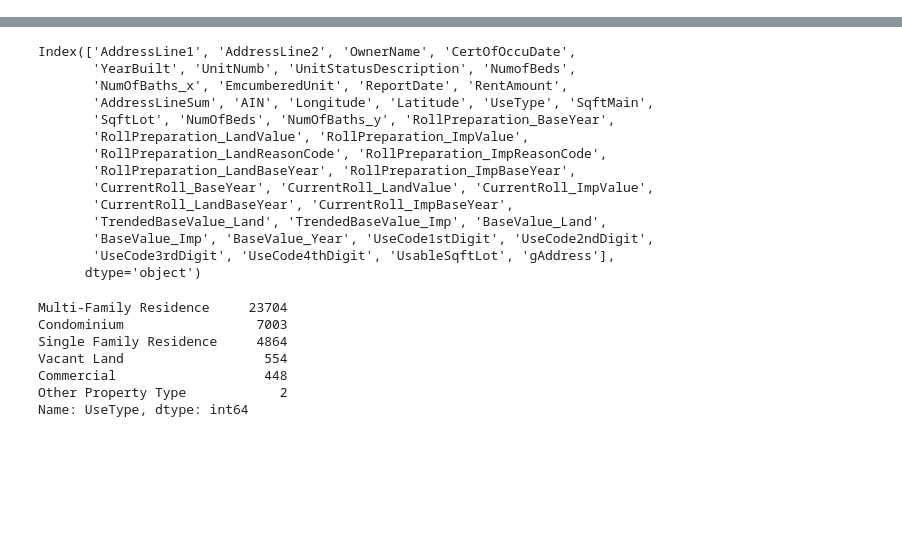
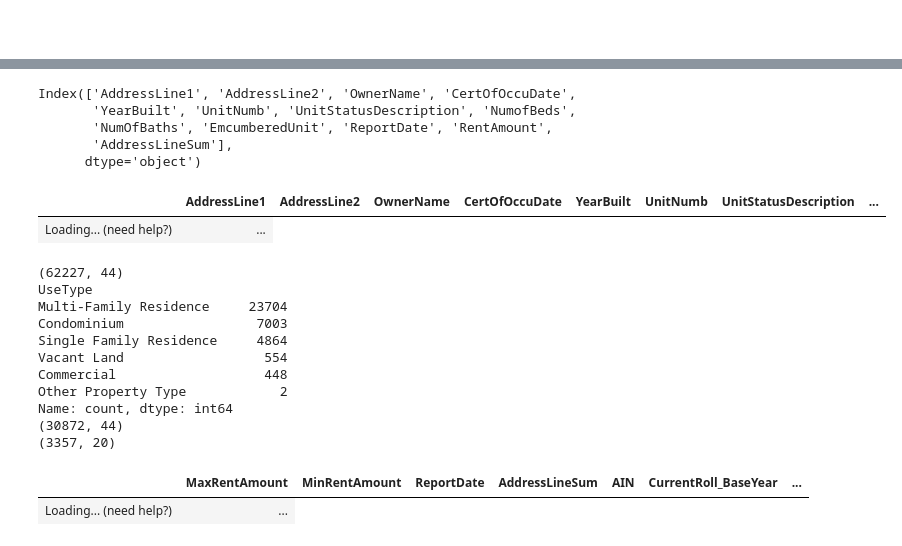
Before and after one commit to rcompton/ryancompton.net, a Jupyter notebook: assets/culver_city_rental_plot.ipynb, the cells around one changed output, grey strips where cells are left out. Drawn from its saved outputs; the diff is of its cells as text; code cells hidden in the pictures; blank space fills up the shorter version.

```diff
--- a/assets/culver_city_rental_plot.ipynb
+++ b/assets/culver_city_rental_plot.ipynb
@@ -1,3 +1,5 @@
+# %% [markdown]
+#
 # %%
 import os
 import pandas as pd
@@ -20,34 +22,38 @@ dfcc = pd.read_excel('/home/ryn/ryancompton.net/assets/culver_city/responsive_re
 dftax = pd.read_sql("SELECT * FROM culver_city_rental_tax;", engine)
 # %%
 dfcc['AddressLineSum'] = dfcc['AddressLine1'].map(str) + ", " + dfcc['AddressLine2'].map(str)
+print(dfcc.columns)
+dfcc.sample(3)
+# %% [output]
+Index(['AddressLine1', 'AddressLine2', 'OwnerName', 'CertOfOccuDate',
+       'YearBuilt', 'UnitNumb', 'UnitStatusDescription', 'NumofBeds',
+       'NumOfBaths', 'EmcumberedUnit', 'ReportDate', 'RentAmount',
+       'AddressLineSum'],
+      dtype='object')
+|  | AddressLine1 | AddressLine2 | OwnerName | CertOfOccuDate | YearBuilt | UnitNumb | UnitStatusDescription | ... |
+| Loading... (need help?) | ... |
-# %%
-dfm.columns
-# %% [output]
-Index(['AddressLine1', 'AddressLine2', 'OwnerName', 'CertOfOccuDate',
-       'YearBuilt', 'UnitNumb', 'UnitStatusDescription', 'NumofBeds',
-       'NumOfBaths_x', 'EmcumberedUnit', 'ReportDate', 'RentAmount',
-       'AddressLineSum', 'AIN', 'Longitude', 'Latitude', 'UseType', 'SqftMain',
-       'SqftLot', 'NumOfBeds', 'NumOfBaths_y', 'RollPreparation_BaseYear',
-       'RollPreparation_LandValue', 'RollPreparation_ImpValue',
-       'RollPreparation_LandReasonCode', 'RollPreparation_ImpReasonCode',
-       'RollPreparation_LandBaseYear', 'RollPreparation_ImpBaseYear',
-       'CurrentRoll_BaseYear', 'CurrentRoll_LandValue', 'CurrentRoll_ImpValue',
-       'CurrentRoll_LandBaseYear', 'CurrentRoll_ImpBaseYear',
-       'TrendedBaseValue_Land', 'TrendedBaseValue_Imp', 'BaseValue_Land',
-       'BaseValue_Imp', 'BaseValue_Year', 'UseCode1stDigit', 'UseCode2ndDigit',
-       'UseCode3rdDigit', 'UseCode4thDigit', 'UsableSqftLot', 'gAddress'],
-      dtype='object')
 # %%
 dfm = pd.merge(dfcc, dftax, on='AddressLineSum').copy()
+print(dfm.shape)
 print(dfm.UseType.value_counts())
 
 dfm = dfm.dropna()
 dfm = dfm[dfm.SqftMain != '']
+dfm.RentAmount = dfm.RentAmount.map(int)
+dfm = dfm[dfm['RentAmount'] > 0]
+dfm['ReportDate'] = pd.to_datetime(dfm['ReportDate'])
+dfm['CurrentRoll_BaseYear'] = pd.to_datetime(dfm['CurrentRoll_BaseYear'])
+dfm['BaseValue_Year'] = pd.to_datetime(dfm['BaseValue_Year'])
+dfm = dfm[dfm['BaseValue_Year'] < dfm['ReportDate']]
+print(dfm.shape)
 dfm.SqftMain = dfm.SqftMain.map(float)
-dfm.RentAmount = dfm.RentAmount.map(int)
 dfm['MaxRentAmount'] = dfm.groupby('AddressLineSum')['RentAmount'].transform('max')
+dfm['MinRentAmount'] = dfm.groupby('AddressLineSum')['RentAmount'].transform('min')
 dfm = dfm[[
+    'RentAmount',
     'MaxRentAmount',
+    'MinRentAmount',
+    'ReportDate',
     'AddressLineSum',
     'AIN',
     'CurrentRoll_BaseYear',
@@ -60,26 +66,30 @@ dfm = dfm[[
 ]]
 dfm = dfm.drop_duplicates()
 
-dfm["years_held"] = dfm["CurrentRoll_BaseYear"].map(int) - dfm["BaseValue_Year"].map(int)
+dfm["years_held"] = (dfm["CurrentRoll_BaseYear"] - dfm["BaseValue_Year"]).map(lambda x: pd.to_numeric(x.days/365.2425))
 dfm['current_assessment']  = dfm.CurrentRoll_LandValue.map(int) + dfm.CurrentRoll_ImpValue.map(int)
 dfm['max_rent_per_sqft'] = dfm.MaxRentAmount/dfm.SqftMain
+dfm['min_rent_per_sqft'] = dfm.MinRentAmount/dfm.SqftMain
+dfm['rent_per_sqft'] = dfm.RentAmount/dfm.SqftMain
 dfm['assessment_per_sqft'] = dfm.current_assessment/dfm.SqftMain
-dfm["assessment_to_rent_ratio"] = dfm["current_assessment"] / dfm["MaxRentAmount"]
 dfm["lagov"] = "https://portal.assessor.lacounty.gov/parceldetail/" + dfm["AIN"]
 
-
-
-dfm = dfm[dfm.assessment_per_sqft < 1750]
-dfm = dfm[dfm.max_rent_per_sqft < 7.5]
-dfm = dfm[dfm["assessment_per_sqft"] > 0]
-dfm = dfm[dfm['max_rent_per_sqft'] > 0]
-
-#dfm = dfm[dfm.UseType.map(lambda x: x in {'Single Family Residence', 'Condominium'})]
+dfm = dfm[dfm.UseType.map(lambda x: x in {'Single Family Residence', 'Condominium'})]
+print(dfm.shape)
 # %% [output]
+(62227, 44)
+UseType
 Multi-Family Residence     23704
 Condominium                 7003
 Single Family Residence     4864
 Vacant Land                  554
 Commercial                   448
 Other Property Type            2
-Name: UseType, dtype: int64
+Name: count, dtype: int64
+(30872, 44)
+(3357, 20)
+# %%
+dfm.sample()
+# %% [output]
+|  | MaxRentAmount | MinRentAmount | ReportDate | AddressLineSum | AIN | CurrentRoll_BaseYear | ... |
+| Loading... (need help?) | ... |
```
Also changed, not shown: parts of 7 cells of this notebook.
